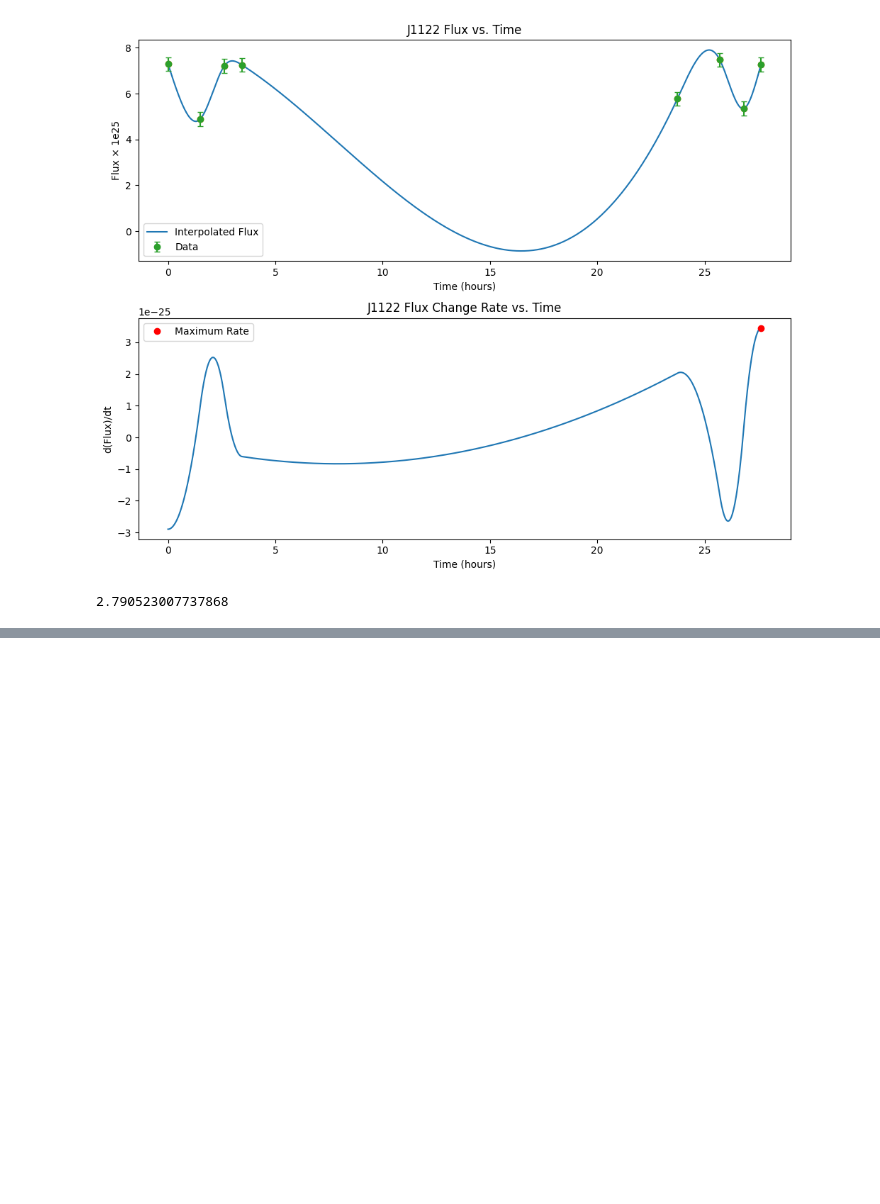
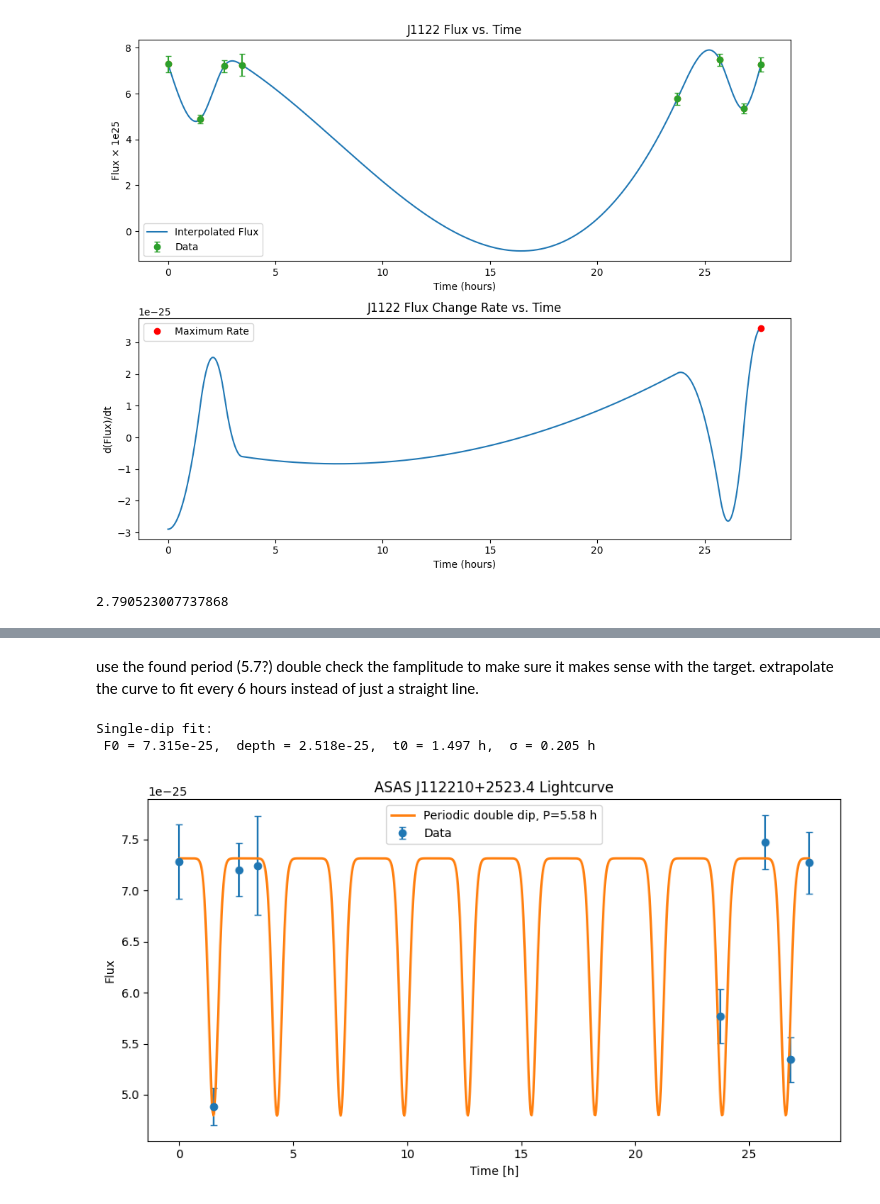
Before and after one commit to lucamenotti/astr136_lab, a Jupyter notebook: lab1_astr136.ipynb, the cells around one changed output, grey strips where cells are left out. Cells and saved outputs as stored; diff of their text form; code cells hidden in the pictures; blank space fills up the shorter version.

```diff
--- a/lab1_astr136.ipynb
+++ b/lab1_astr136.ipynb
@@ -726,0 +831,59 @@ plt.show()
+# %% [markdown]
+use the found period (5.7?) double check the famplitude to make sure it makes sense with the target. extrapolate the curve to fit every 6 hours instead of just a straight line.
+# %%
+# single guass dip fn-
+def single_gauss_dip(t, F0, dF, t0, sigma):
+    """A baseline F0 minus a single Gaussian dip of depth dF, center t0, width sigma."""
+    return F0 - dF * np.exp(-0.5 * ((t - t0) / sigma)**2)
+# period version to propogate after finding single dip
+def periodic_gauss_dip(t, F0, dF, t0, sigma, P):
+    """
+    Sum the same Gaussian dip every P hours.
+    We tile k from k_min to k_max so that (t0 + k*P) covers the range of t.
+    """
+    # determine how many cycles are needed to cover your t-range
+    k_min = int(np.floor((t.min() - t0) / P))
+    k_max = int(np.ceil((t.max() - t0) / P))
+    out = np.zeros_like(t) + F0
+    for k in range(k_min, k_max + 1):
+        out -= dF * np.exp(-0.5 * ((t - (t0 + k * P)) / sigma)**2)
+    return out
+# fit one dip to get best params
+t_data  = np.array([ 0.       ,  1.4953333,  2.6204556,  3.4465583,
+                    23.727475 , 25.70515  , 26.8123778, 27.6261778])
+flux_data = np.array([7.28474539e-25, 4.88396945e-25, 7.20342980e-25,
+                      7.24637588e-25, 5.76897649e-25, 7.47439221e-25,
+                      5.34396261e-25, 7.27162050e-25])
+
+# initial guess: [F0, depth, t0, width]
+p0 = [7.5e-25, 2.0e-25, 1.5, 0.2]
+bounds = ([7.3e-25, 0,    1.0, 0.01],   # lower: F0, no negative depth, t0 ~1.0
+          [8.0e-25, 5e-25, 2.0, 0.7 ])   # upper: F0, depth, t0 ~2.0
+
+popt, pcov = curve_fit(single_gauss_dip, t_data, flux_data,
+                       sigma=flux_err_list, p0=p0, bounds=bounds)
+
+F0_fit, dF_fit, t0_fit, sigma_fit = popt
+print("Single-dip fit:")
+print(f" F0 = {F0_fit:.3e},  depth = {dF_fit:.3e},  t0 = {t0_fit:.3f} h,  σ = {sigma_fit:.3f} h")
+
+# generate grid and evaluate model
+#P = 3.12  # hours
+P = best_period
+t_grid = np.linspace(t_data.min(), t_data.max(), 1000)
+flux_model = periodic_gauss_dip(t_grid, F0_fit, dF_fit, t0_fit, sigma_fit, P)
+#plot
+plt.figure(figsize=(9,5))
+plt.errorbar(t_data, flux_data, yerr=flux_err_list, fmt='o', capsize=3, label='Data')
+plt.plot(t_grid, flux_model, '-', lw=2, label=f'Periodic double dip, P={period_2:.2f} h')
+plt.xlabel('Time [h]')
+plt.ylabel('Flux')
+plt.title('ASAS J112210+2523.4 Lightcurve')
+plt.legend()
+plt.tight_layout()
+plt.savefig("J1122LC_final.png")
+plt.show()
+# %% [output]
+Single-dip fit:
+ F0 = 7.315e-25,  depth = 2.518e-25,  t0 = 1.497 h,  σ = 0.205 h
+[figure, added]
```
Also changed, not shown: parts of 12 cells of this notebook.
